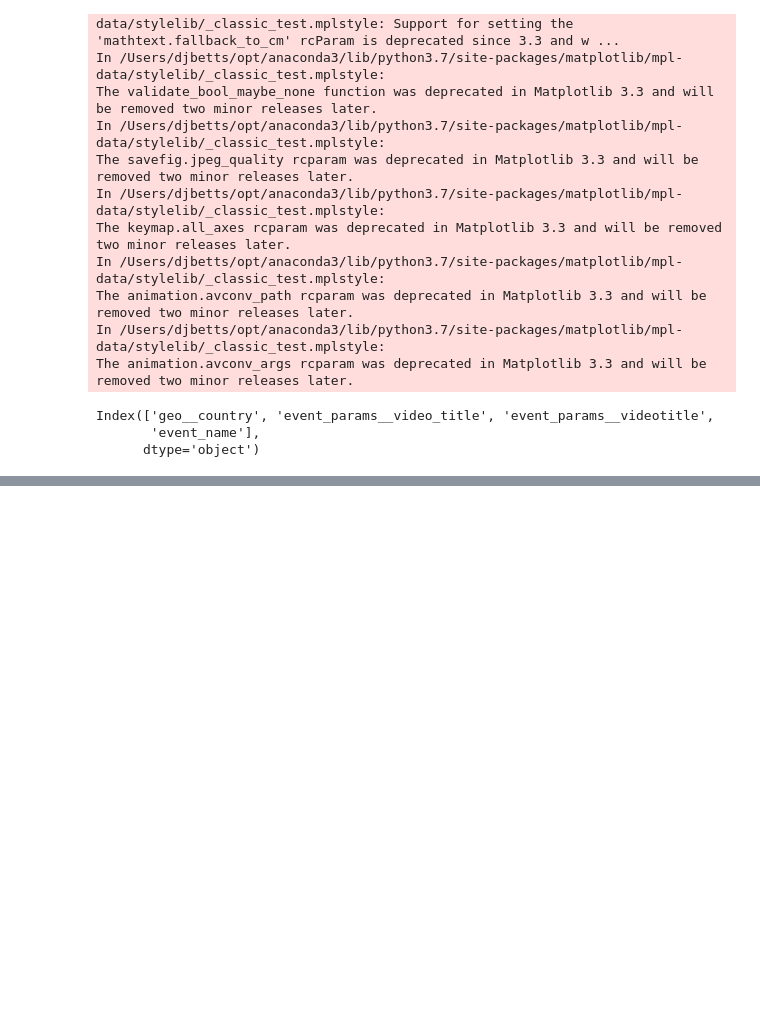
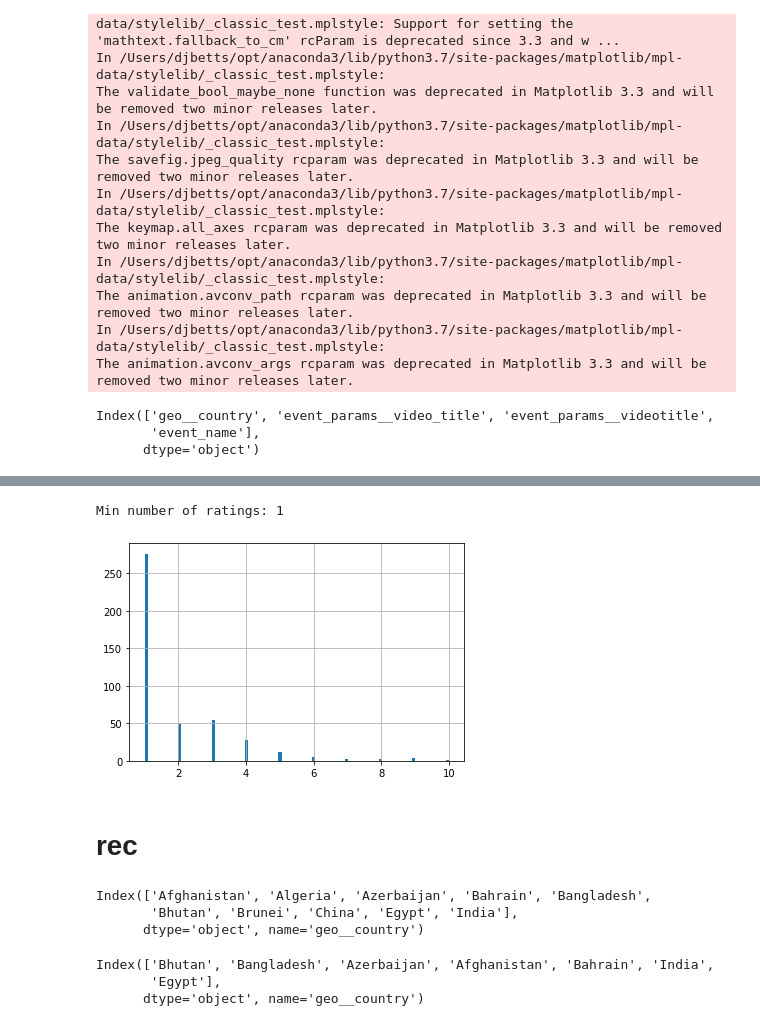
Before and after one commit to dj-betts/jf_project, a Jupyter notebook: recommender_base.ipynb, the cells around one changed output, grey strips where cells are left out. Drawn from its saved outputs; the diff is of its cells as text; code cells hidden in the pictures; blank space fills up the shorter version.

```diff
--- a/recommender_base.ipynb
+++ b/recommender_base.ipynb
@@ -309,0 +228,15 @@ average_rating.sort_values(ascending=False)
+# %%
+ratings = (df_sparce > 0).sum(axis=0)
+ratings.hist(bins=100)
+print('Min number of ratings: {}'.format(ratings.min()))
+# %% [output]
+Min number of ratings: 1
+[figure, added]
+# %% [markdown]
+# rec
+# %%
+df_sparce.index
+# %% [output]
+Index(['Afghanistan', 'Algeria', 'Azerbaijan', 'Bahrain', 'Bangladesh',
+       'Bhutan', 'Brunei', 'China', 'Egypt', 'India'],
+      dtype='object', name='geo__country')
@@ -309,0 +248,6 @@ average_rating.sort_values(ascending=False)
+# %%
+train.index
+# %% [output]
+Index(['Bhutan', 'Bangladesh', 'Azerbaijan', 'Afghanistan', 'Bahrain', 'India',
+       'Egypt'],
+      dtype='object', name='geo__country')
```
Also changed, not shown: parts of 57 cells of this notebook.
